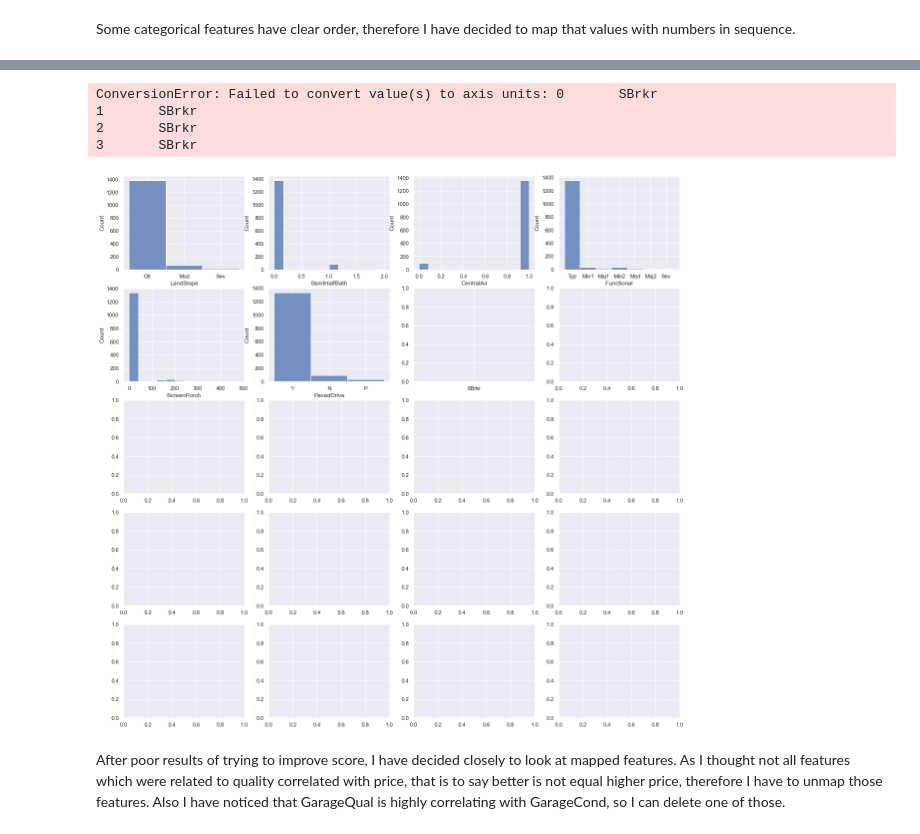
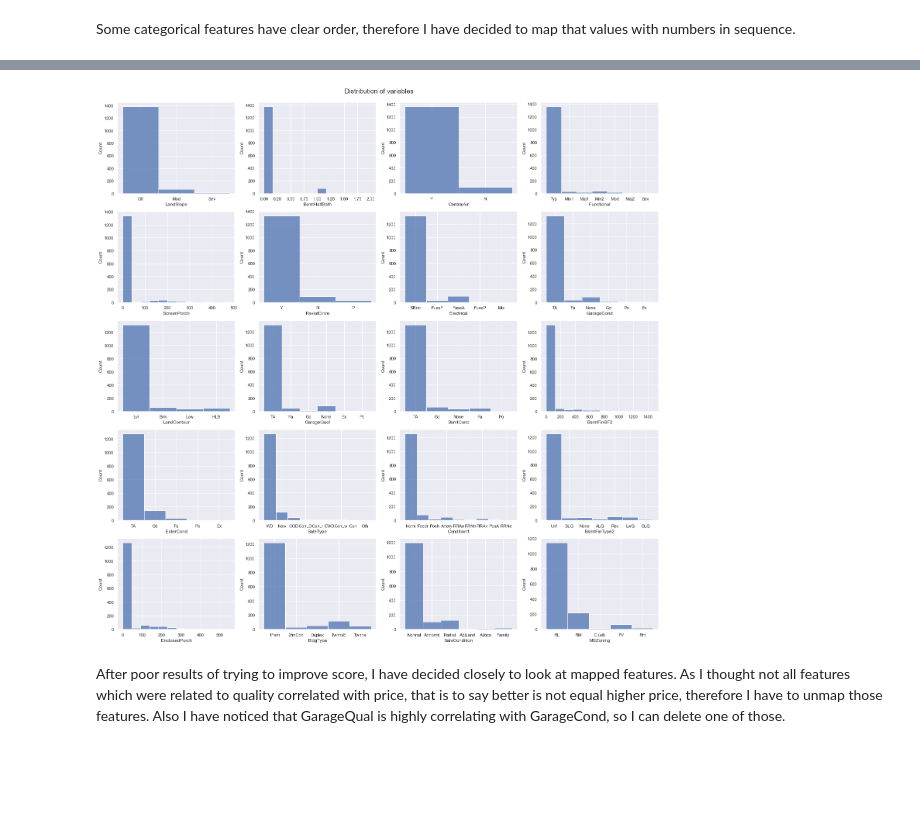
Before and after one commit to Gedas-LT/kaggle-ames-house-prices, a Jupyter notebook: predictions.ipynb, the cells around one changed output, grey strips where cells are left out. Drawn from its saved outputs; the diff is of its cells as text; code cells hidden in the pictures; blank space fills up the shorter version.

Commit message:
Subplots of distribution of variables

```diff
--- a/predictions.ipynb
+++ b/predictions.ipynb
@@ -84 +86,3 @@ for feature in basement_features:
+# %%
+cleaned_train_data["Electrical"] = cleaned_train_data["Electrical"].fillna(cleaned_train_data["Electrical"].value_counts().index[0])
 # %% [markdown]
@@ -233,12 +197,8 @@ frequent_train_features_over_75
 # %%
-fig, axes = plt.subplots(5, 4, figsize=(20, 20))
+fig, axes = plt.subplots(5, 4, figsize=(25, 25))
+fig.suptitle("Distribution of variables", y=0.9, fontsize=17)
 
 for feature, ax in zip(frequent_train_features_over_75, axes.flatten()):
     sns.histplot(ax=ax, data=train_encoded_data, x=feature)
-    #sns.histplot(ax=axes[1, 3], data=cleaned_train_data, x="BsmtHalfBath")
 # %% [output]
-ConversionError: Failed to convert value(s) to axis units: 0       SBrkr
-1       SBrkr
-2       SBrkr
-3       SBrkr
-[figure, old version]
+[figure, new version]
```
Also changed, not shown: parts of 8 cells of this notebook.
